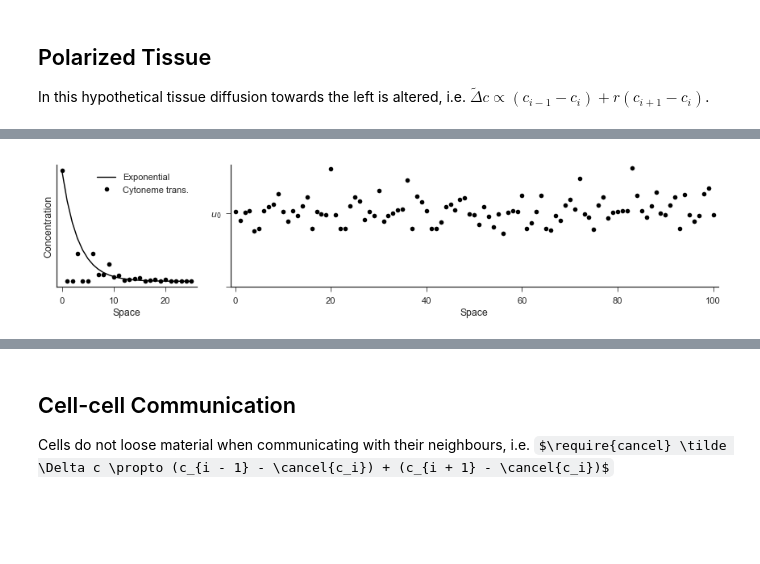
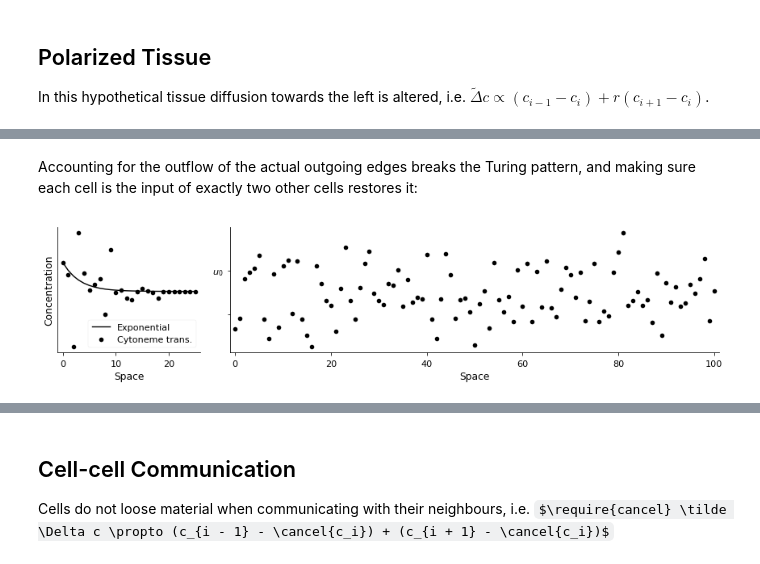
Before and after one commit to germannp/turing, a Jupyter notebook: will_it_turing.ipynb, the cells around one changed output, grey strips where cells are left out. Saved outputs shown, nothing was run; the diff lists cells and outputs as text; code cells hidden in the pictures; some formulas as TeX source; blank space fills up the shorter version.

Commit message:
Figure out cytonemes

```diff
--- a/will_it_turing.ipynb
+++ b/will_it_turing.ipynb
@@ -159,20 +159,17 @@ test_diffusion_model(cytoneme_transport)
+# %% [markdown]
+Accounting for the outflow of the actual outgoing edges breaks the Turing pattern, and making sure each cell is the input of exactly two other cells restores it:
 # %%
 left = np.remainder(np.arange(len(x)) - np.random.poisson(3, len(x)), len(x))
 right = np.remainder(np.arange(len(x)) + np.random.poisson(3, len(x)), len(x))
-left2 = np.remainder(np.arange(len(x)) - np.random.poisson(3, len(x)), len(x))
-right2 = np.remainder(np.arange(len(x)) + np.random.poisson(3, len(x)), len(x))
 
 def cytoneme_transport(u):
-    diff = np.zeros(len(u))
-#     np.add.at(diff, left, u)
-    np.add.at(diff, right, u)
-#     np.add.at(diff, left2, u)
-    np.add.at(diff, right2, u)
-    diff -= 2*u
-    return diff/20
+    diff = u[left] + u[right]
+    np.add.at(diff, left, -u)
+    np.add.at(diff, right, -u)
+    return diff/3
 
 
 cytoneme_transport.description = 'Cytoneme trans.'
 test_diffusion_model(cytoneme_transport)
 # %% [output]
-[figure, old version]
+[figure, new version]
```
Also changed, not shown: parts of 14 cells of this notebook.
